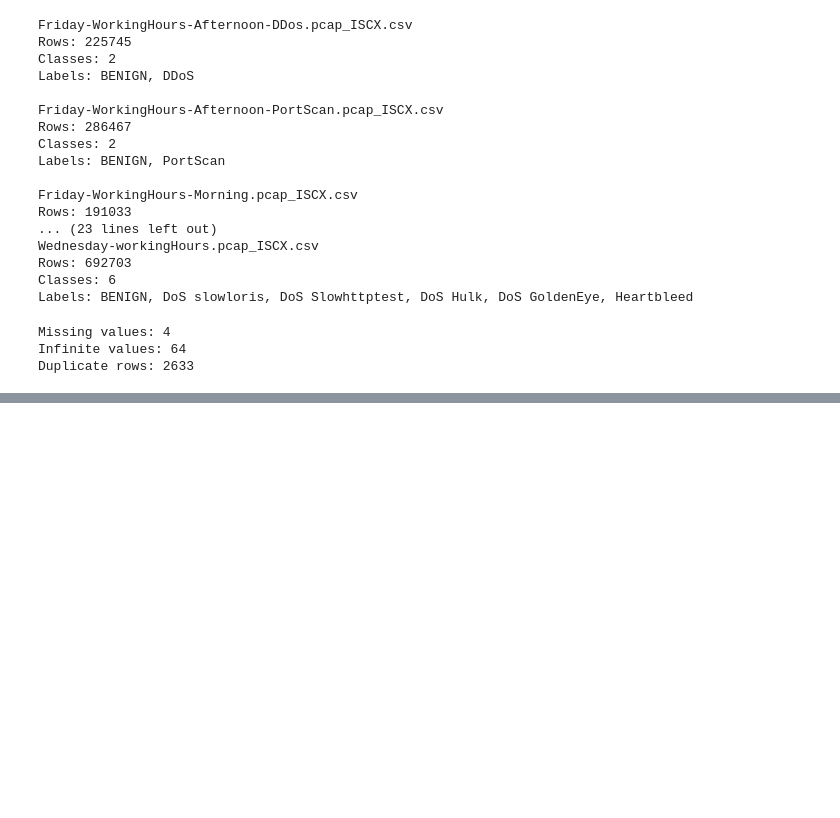
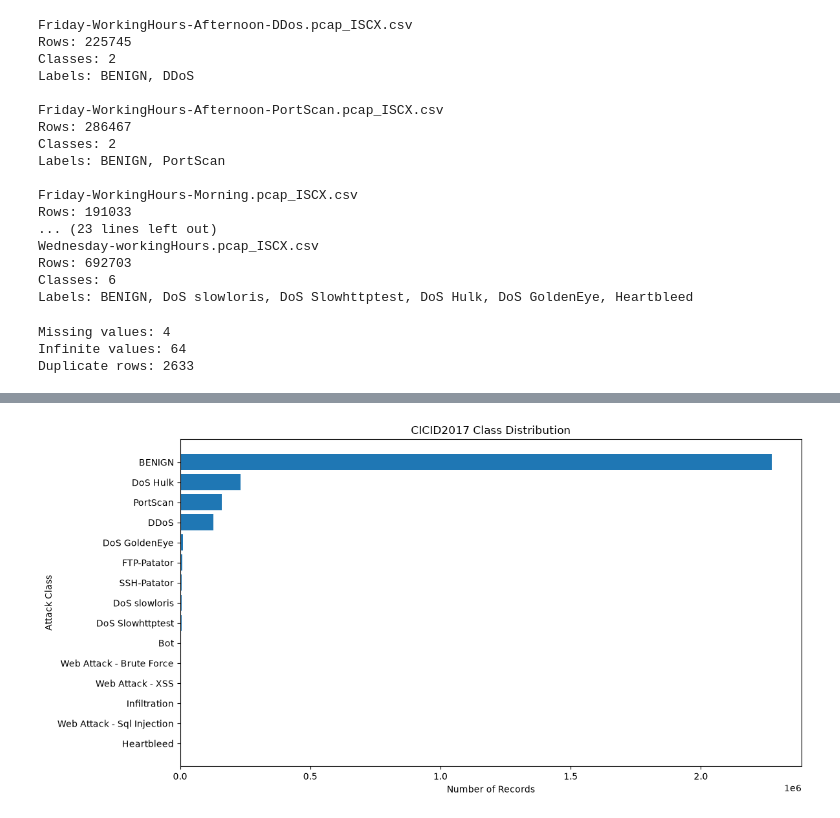
Before and after one commit to Persis445/Network-IDS-Sentinel-AI, a Jupyter notebook: notebooks/01_dataset_exploration.ipynb, the cells around one changed output, grey strips where cells are left out. Cells and saved outputs as stored; diff of their text form; code cells hidden in the pictures; blank space fills up the shorter version.

Commit message:
CICIDS2017 dataset analysis

```diff
--- a/notebooks/01_dataset_exploration.ipynb
+++ b/notebooks/01_dataset_exploration.ipynb
@@ -154,4 +154,15 @@ label_distribution = pd.DataFrame(
 ).sort_values("Count", ascending=False)
 
 label_distribution
+
+print("Total records:", label_distribution["Count"].sum())
+print("Total classes:", len(label_distribution))
+
+label_distribution["Percentage"] = (
+    label_distribution["Count"]
+    / label_distribution["Count"].sum()
+    * 100
+)
+
+label_distribution
 # %% [output]
@@ -158,0 +187,10 @@ ValueError: Usecols do not match columns, columns expected but not found: ['Labe
+# %%
+label_mapping = {
+    "Web Attack � Brute Force": "Web Attack - Brute Force",
+    "Web Attack � XSS": "Web Attack - XSS",
+    "Web Attack � Sql Injection": "Web Attack - Sql Injection"
+}
+
+label_distribution["Label"] = label_distribution["Label"].replace(label_mapping)
+
+label_distribution
@@ -158,0 +214,21 @@ ValueError: Usecols do not match columns, columns expected but not found: ['Labe
+# %%
+#EDA visualization
+
+import matplotlib.pyplot as plt
+
+plt.figure(figsize=(12, 6))
+
+plt.barh(
+    label_distribution["Label"],
+    label_distribution["Count"]
+)
+
+plt.xlabel("Number of Records")
+plt.ylabel("Attack Class")
+plt.title("CICID2017 Class Distribution")
+
+plt.gca().invert_yaxis()  # Invert y-axis to have the largest bar on top
+plt.tight_layout()
+plt.show()
+# %% [output]
+[figure, added]
```
Also changed, not shown: parts of 8 cells of this notebook.
